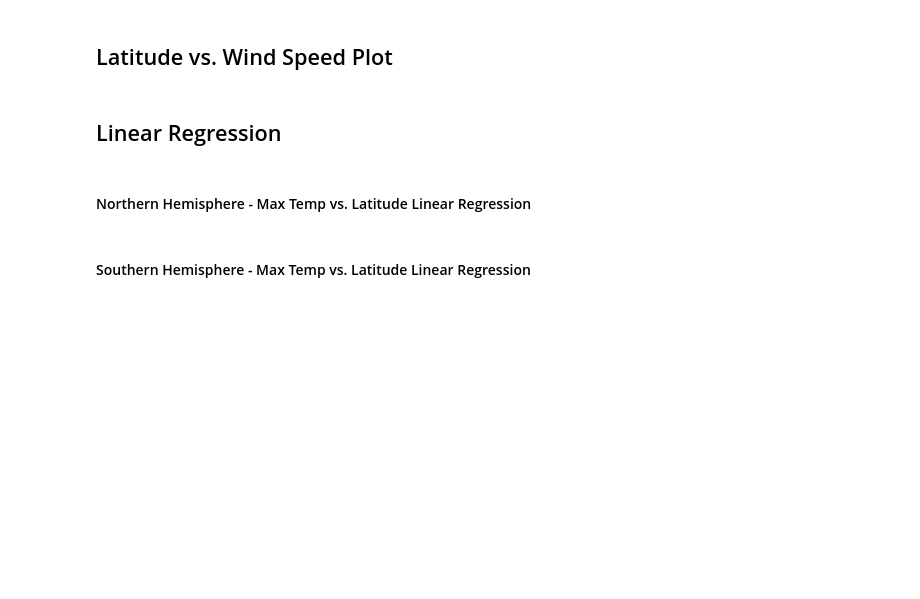
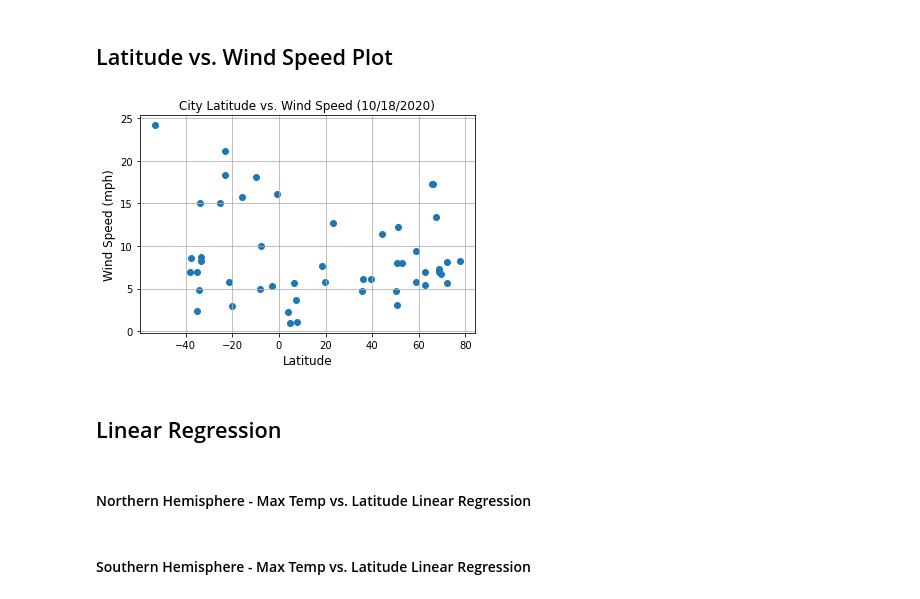
Before and after one commit to blt1339/python-api-challenge, a Jupyter notebook: WeatherPy/WeatherPy.ipynb, the cells around one changed output. Cells and saved outputs as stored; diff of their text form; code cells hidden in the pictures; blank space fills up the shorter version.

```diff
--- a/WeatherPy/WeatherPy.ipynb
+++ b/WeatherPy/WeatherPy.ipynb
@@ -218,5 +226,9 @@ city_plot(cleaned_city_df,'Max Temp','Maximum Temperature','Maximum Temperature
 # %% [markdown]
 ## Latitude vs. Wind Speed Plot
+# %%
+city_plot(cleaned_city_df,'Wind Speed','Wind Speed','Wind Speed (mph)')
+# %% [output]
+[figure, added]
 # %% [markdown]
 ## Linear Regression
 # %% [markdown]
```
Also changed, not shown: parts of 6 cells of this notebook, 1 other file.
